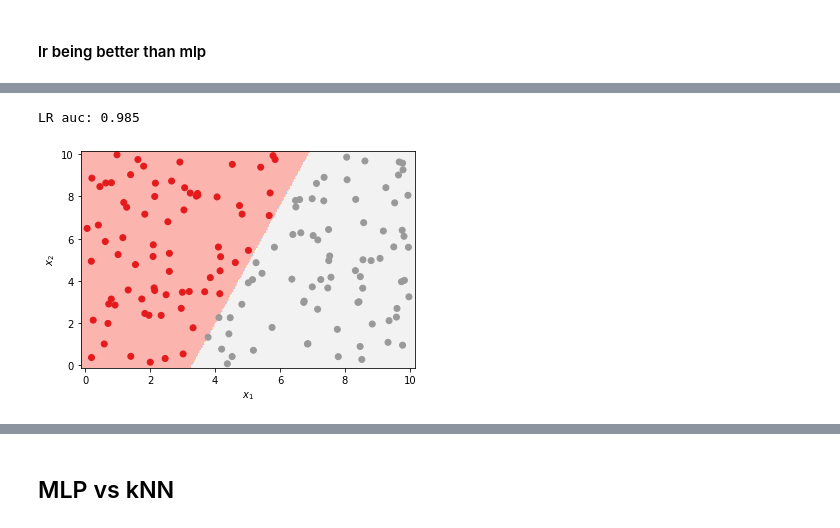
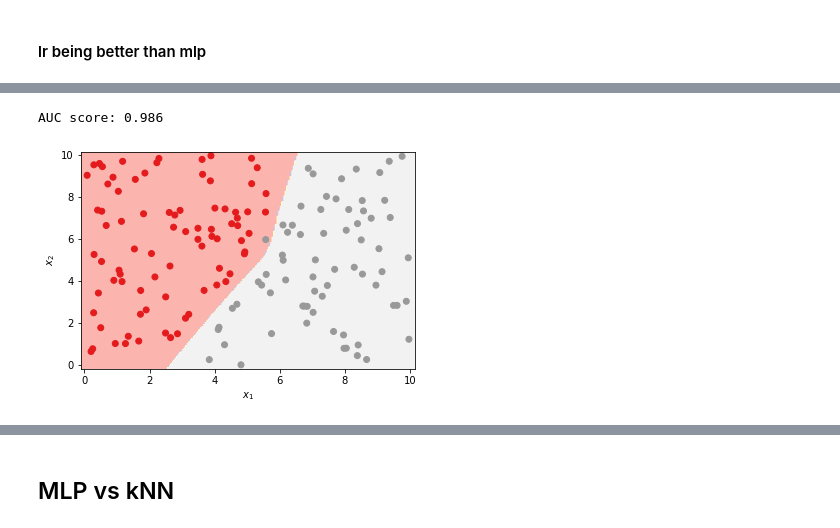
Before and after one commit to MBorgesT/ML_Assignment, a Jupyter notebook: matheus_draft.ipynb, the cells around one changed output, grey strips where cells are left out. Saved outputs shown, nothing was run; the diff lists cells and outputs as text; code cells hidden in the pictures.

Commit message:
training refactored into functions on utils file

```diff
--- a/matheus_draft.ipynb
+++ b/matheus_draft.ipynb
@@ -109,16 +67,11 @@ plot_classifier_boundary(mlp, X, y, sc)
-# %%
-lr = LogisticRegression(max_iter=1000)
-
-result_sum = 0
-for i in range(10):
-    X_train, X_test, y_train, y_test = train_test_split(X, y, test_size=.33)
-
-    lr.fit(X_train, y_train)
-    result_sum += roc_auc_score(y_test, lr.predict(X_test))
-
-print('LR auc: %.3f' % (result_sum / 10))
-
-plot_classifier_boundary(lr, X, y)
-# %% [output]
-LR auc: 0.985
-[figure, removed]
+# %%
+mlp = MLPClassifier(
+    hidden_layer_sizes=(32, 16, 8),
+    activation='relu',
+    solver='adam',
+    max_iter=3000
+)
+test_model_with_standard_scaler(mlp, X, y)
+# %% [output]
+AUC score: 0.986
+[figure, added]
```
Also changed, not shown: parts of 16 cells of this notebook, 1 other file.
